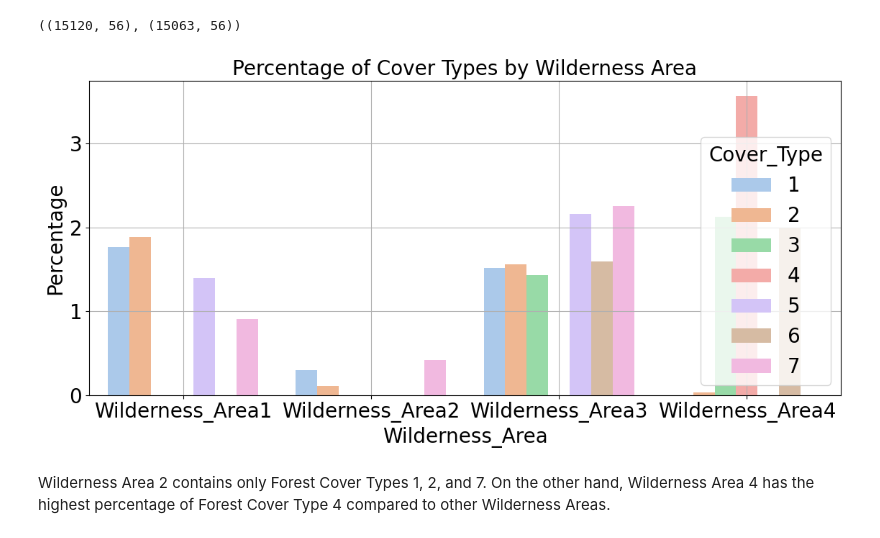
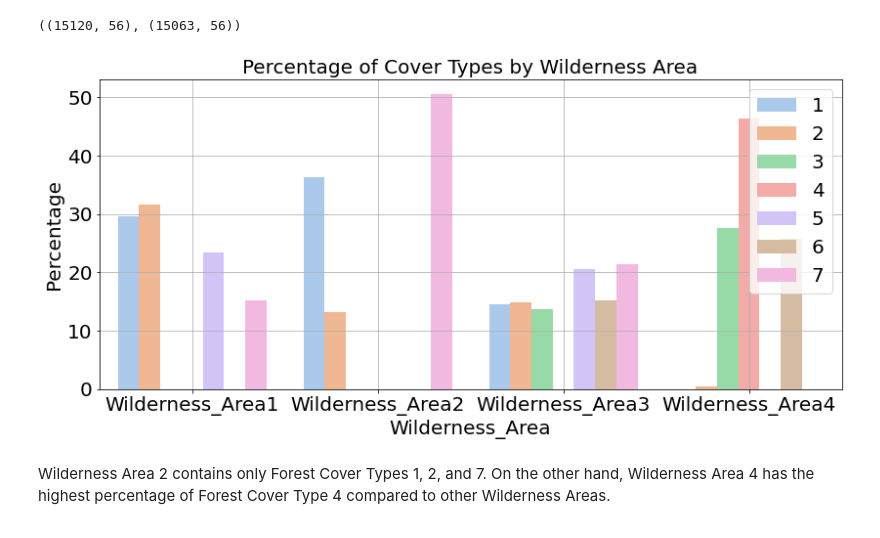
Before and after one commit to Nayaeun/Forest-Cover-Type-Prediction, a Jupyter notebook: final project_updated _1.ipynb, the cells around one changed output. Drawn from its saved outputs; the diff is of its cells as text; code cells hidden in the pictures.

```diff
--- a/final project_updated _1.ipynb
+++ b/final project_updated _1.ipynb
@@ -200,17 +202,26 @@ df_train.shape, cleaned_data.shape
 # %%
 wilderness_cols = ['Wilderness_Area1', 'Wilderness_Area2', 'Wilderness_Area3', 'Wilderness_Area4']
 wilderness_data = cleaned_data.melt(id_vars='Cover_Type', value_vars=wilderness_cols, var_name='Wilderness_Area', value_name='Present')
 
-wilderness_data.head()
+# Filter the data to include only the rows where the wilderness area is present
+wilderness_data = wilderness_data[wilderness_data['Present'] == 1]
+
+# Calculate the total count of each wilderness area
+wilderness_counts = wilderness_data['Wilderness_Area'].value_counts()
+
+# Calculate the percentage with respect to the total count of each wilderness area
+wilderness_data['Percentage'] = wilderness_data.apply(lambda row: 100 * (1 / wilderness_counts[row['Wilderness_Area']]), axis=1)
+
 plt.figure(figsize=(12, 6))
-sns.barplot(data=wilderness_data[wilderness_data['Present'] == 1], x='Wilderness_Area', y='Present', hue='Cover_Type', estimator=lambda x: len(x) / len(wilderness_data) * 100, palette='pastel')
+sns.barplot(data=wilderness_data, x='Wilderness_Area', y='Percentage', hue='Cover_Type', estimator=sum, palette='pastel', ci=None)
 plt.ylabel('Percentage')
 plt.grid()
 plt.title('Percentage of Cover Types by Wilderness Area')
+plt.legend(loc='upper right')
 plt.tight_layout()
 plt.show()
 # %% [output]
-[figure, old version]
+[figure, new version]
 # %% [markdown]
 Wilderness Area 2 contains only Forest Cover Types 1, 2, and 7.
 On the other hand, Wilderness Area 4 has the highest percentage of Forest Cover Type 4 compared to other Wilderness Areas.
```
Also changed, not shown: parts of 8 cells of this notebook.
